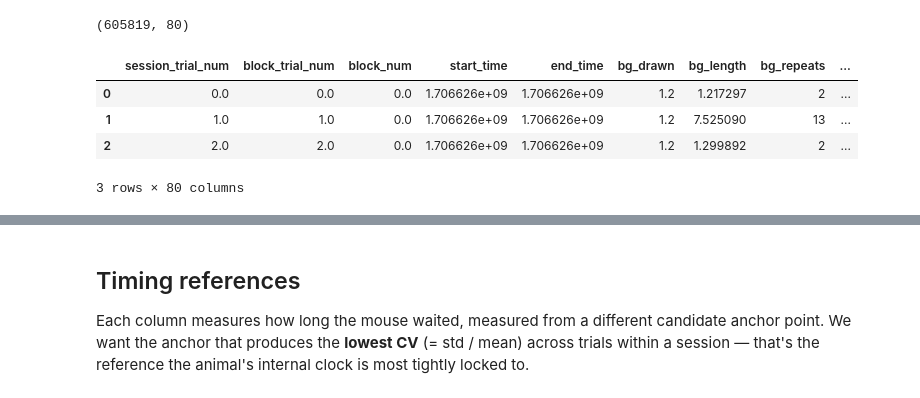
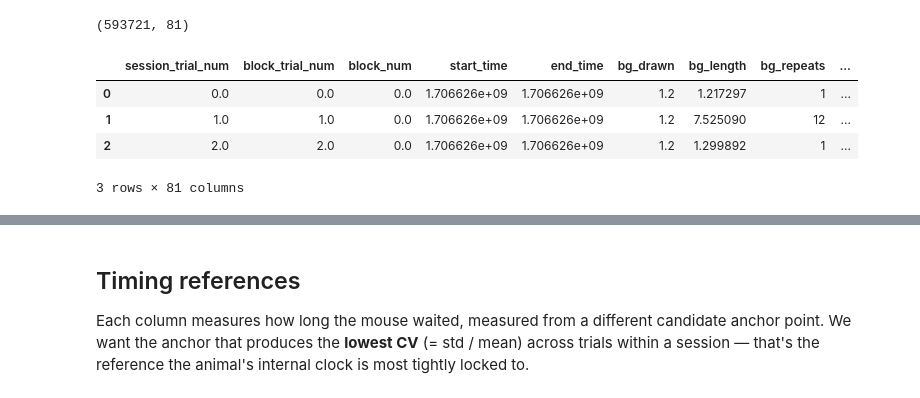
Before and after one commit to rebz444/luckycharm, a Jupyter notebook: timing_anchor_cv.ipynb, the cells around one changed output, grey strips where cells are left out. Drawn from its saved outputs; the diff is of its cells as text; code cells hidden in the pictures.

```diff
--- a/timing_anchor_cv.ipynb
+++ b/timing_anchor_cv.ipynb
@@ -15,13 +16,13 @@ data_folder = os.path.join(data_dir, exp)
 figure_folder = os.path.join(data_dir, 'timing_anchor_cv')
 os.makedirs(figure_folder, exist_ok=True)
 # %%
-trials_training = pd.read_csv(os.path.join(data_folder, 'trials_training_filtered2.csv'))
+trials_training = pd.read_csv(os.path.join(data_folder, 'trials_cleaned.csv'))
 print(trials_training.shape)
 trials_training.head(3)
 # %% [output]
-(605819, 80)
+(593721, 81)
 |  | session_trial_num | block_trial_num | block_num | start_time | end_time | bg_drawn | bg_length | bg_repeats | ... |
-| 0 | 0.0 | 0.0 | 0.0 | 1.706626e+09 | 1.706626e+09 | 1.2 | 1.217297 | 2 | ... |
-| 1 | 1.0 | 1.0 | 0.0 | 1.706626e+09 | 1.706626e+09 | 1.2 | 7.525090 | 13 | ... |
-| 2 | 2.0 | 2.0 | 0.0 | 1.706626e+09 | 1.706626e+09 | 1.2 | 1.299892 | 2 | ... |
+| 0 | 0.0 | 0.0 | 0.0 | 1.706626e+09 | 1.706626e+09 | 1.2 | 1.217297 | 1 | ... |
+| 1 | 1.0 | 1.0 | 0.0 | 1.706626e+09 | 1.706626e+09 | 1.2 | 7.525090 | 12 | ... |
+| 2 | 2.0 | 2.0 | 0.0 | 1.706626e+09 | 1.706626e+09 | 1.2 | 1.299892 | 1 | ... |
-3 rows × 80 columns
+3 rows × 81 columns
```
Also changed, not shown: parts of 69 cells of this notebook, 17 other files.
